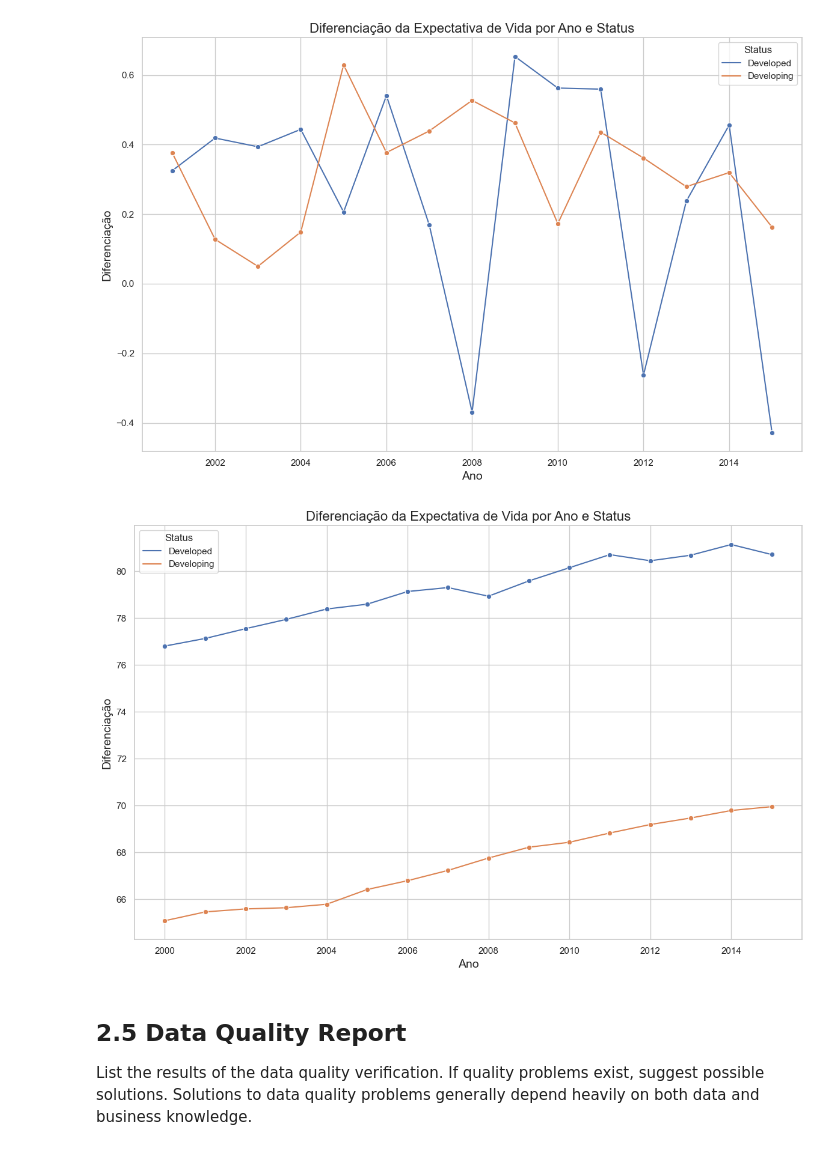
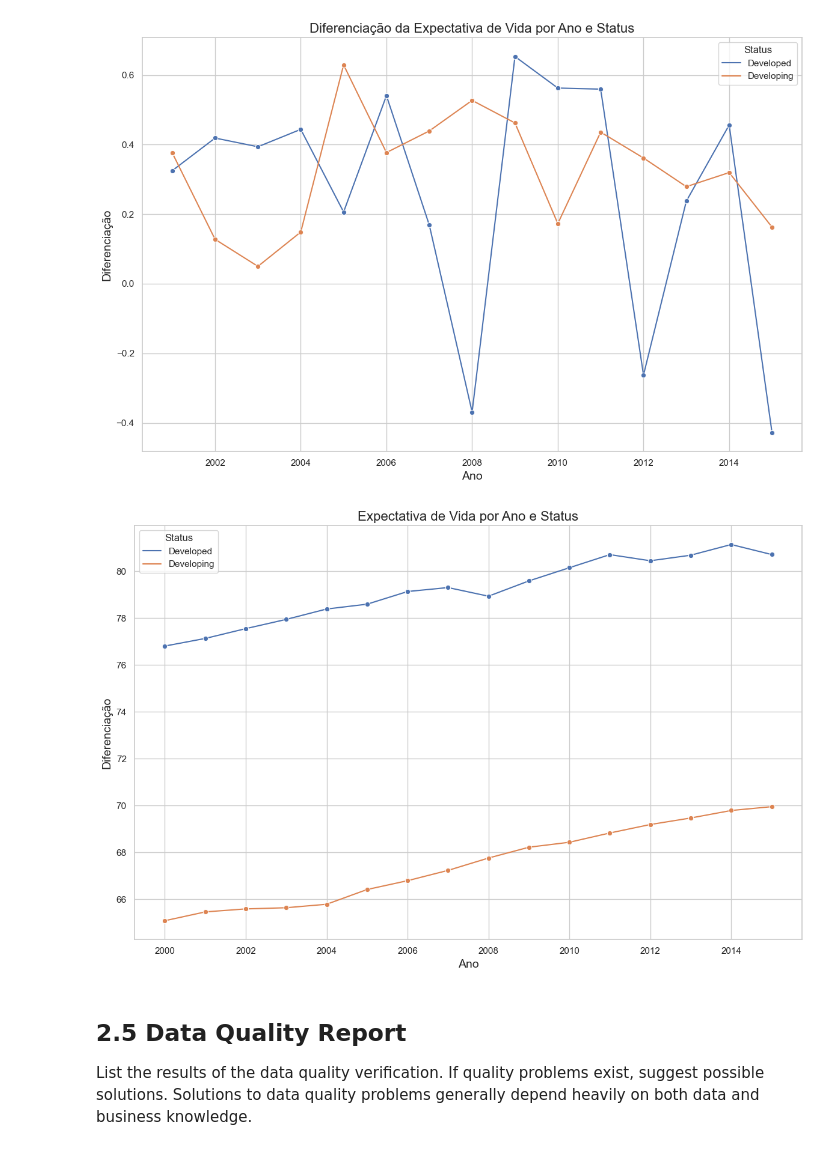
Before and after one commit to jpmrdad26/Projetos-Ciencia-de-dados, a Jupyter notebook: CRISP-DM Projeto Final.ipynb, the cells around one changed output. Drawn from its saved outputs; the diff is of its cells as text; code cells hidden in the pictures.

```diff
--- a/CRISP-DM Projeto Final.ipynb
+++ b/CRISP-DM Projeto Final.ipynb
@@ -917,25 +913,25 @@ plt.show()
 # %%
 # Calcula a somatória da diferenciação por status
 df_soma_ano_status = df_3.groupby(['Year', 'Status'])['Life expectancy '].mean().reset_index()
 
 # Configurações do gráfico
 plt.figure(figsize=(12, 8))
 
 # Gráfico de linhas para a somatória da diferenciação por ano e status
 sns.lineplot(data=df_soma_ano_status, x='Year', y='Life expectancy ', hue='Status', marker='o')
 
 # Adiciona título e labels
-plt.title('Diferenciação da Expectativa de Vida por Ano e Status', fontsize=16)
+plt.title('Expectativa de Vida por Ano e Status', fontsize=16)
 plt.xlabel('Ano', fontsize=14)
 plt.ylabel('Diferenciação', fontsize=14)
 plt.legend(title='Status')
 plt.grid(True)
 
 # Exibe o gráfico
 plt.tight_layout()
 plt.show()
 # %% [output]
-[figure, old version]
+[figure, new version]
 # %% [markdown]
 ## 2.5 Data Quality Report <a class="anchor" id="Dataqualityreport"></a>
 List the results of the data quality verification. If quality problems exist, suggest possible solutions. Solutions to data quality problems generally depend heavily on both data and business knowledge.
```
Also changed, not shown: parts of 1 cell of this notebook.
